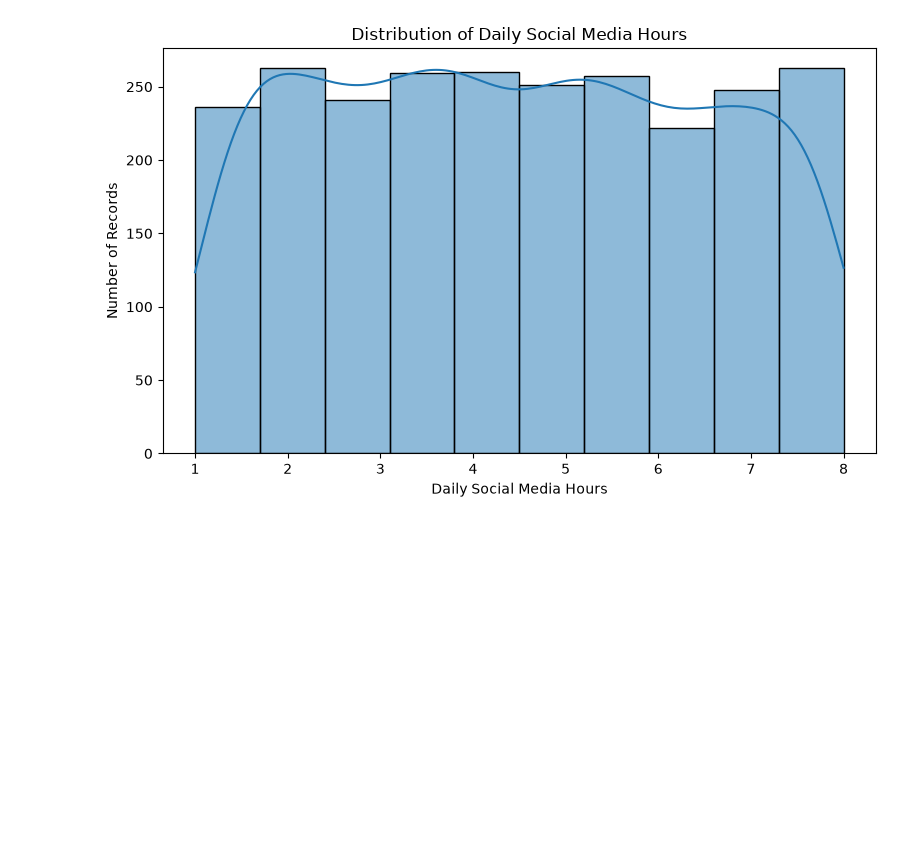
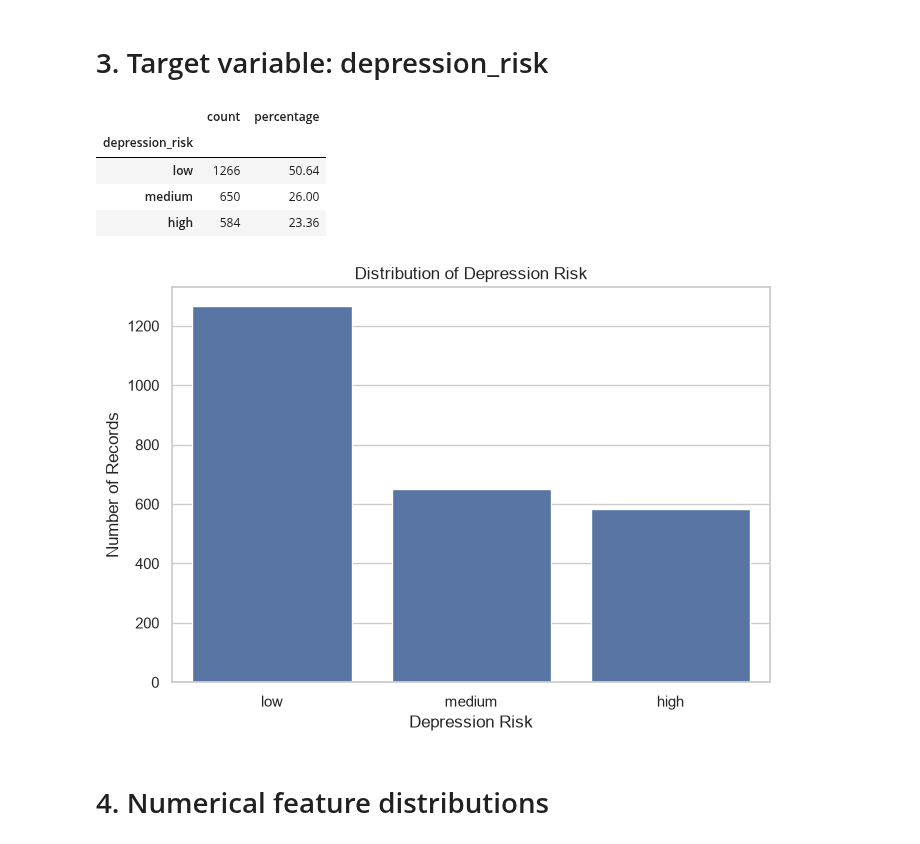
Before and after one commit to Sdra-Awameh/SocialMedia_Impact_on_Mental-Health_Project, a Jupyter notebook: EDA.ipynb, the cells around one changed output. Cells and saved outputs as stored; diff of their text form; code cells hidden in the pictures; blank space fills up the shorter version.

```diff
--- a/EDA.ipynb
+++ b/EDA.ipynb
@@ -8,15 +3,11 @@ The objective of this analysis is to explore the Teen Mental Health dataset, und
 # %%
-
 import pandas as pd
 import matplotlib.pyplot as plt
 import seaborn as sns
 
-# Load the cleaned dataset
+sns.set_theme(style="whitegrid")
+pd.set_option("display.max_columns", None)
+
 df = pd.read_csv("Teen_Mental_Health_Dataset.csv")
-
-# Display dataset dimensions
-print("Dataset shape:", df.shape)
-
-# Display the first five rows
-display(df.head())
+df.head()
 # %% [output]
@@ -119,16 +83,29 @@ Name: proportion, dtype: float64
+# %% [markdown]
+# 3. Target variable: depression_risk
 # %%
+risk_order = ["low", "medium", "high"]
+risk_counts = df["depression_risk"].value_counts().reindex(risk_order, fill_value=0)
+risk_percentages = (df["depression_risk"].value_counts(normalize=True) * 100).reindex(risk_order, fill_value=0)
 
-# daily_social_media_hours  Distribution
+display(pd.DataFrame({
+    "count": risk_counts,
+    "percentage": risk_percentages.round(2)
+}))
 
-plt.figure(figsize=(8, 5))
-sns.histplot(data=df, x="daily_social_media_hours",
-             bins=10, kde=True)
-
-plt.title("Distribution of Daily Social Media Hours")
-plt.xlabel("Daily Social Media Hours")
+plt.figure(figsize=(7, 5))
+sns.countplot(data=df, x="depression_risk", order=risk_order)
+plt.title("Distribution of Depression Risk")
+plt.xlabel("Depression Risk")
 plt.ylabel("Number of Records")
 plt.tight_layout()
 plt.show()
 # %% [output]
+|  | count | percentage |
+| depression_risk |  |  |
+| low | 1266 | 50.64 |
+| medium | 650 | 26.00 |
+| high | 584 | 23.36 |
-[figure, old version]
+[figure, new version]
+# %% [markdown]
+# 4. Numerical feature distributions
 # %%
```
Also changed, not shown: parts of 65 cells of this notebook.
